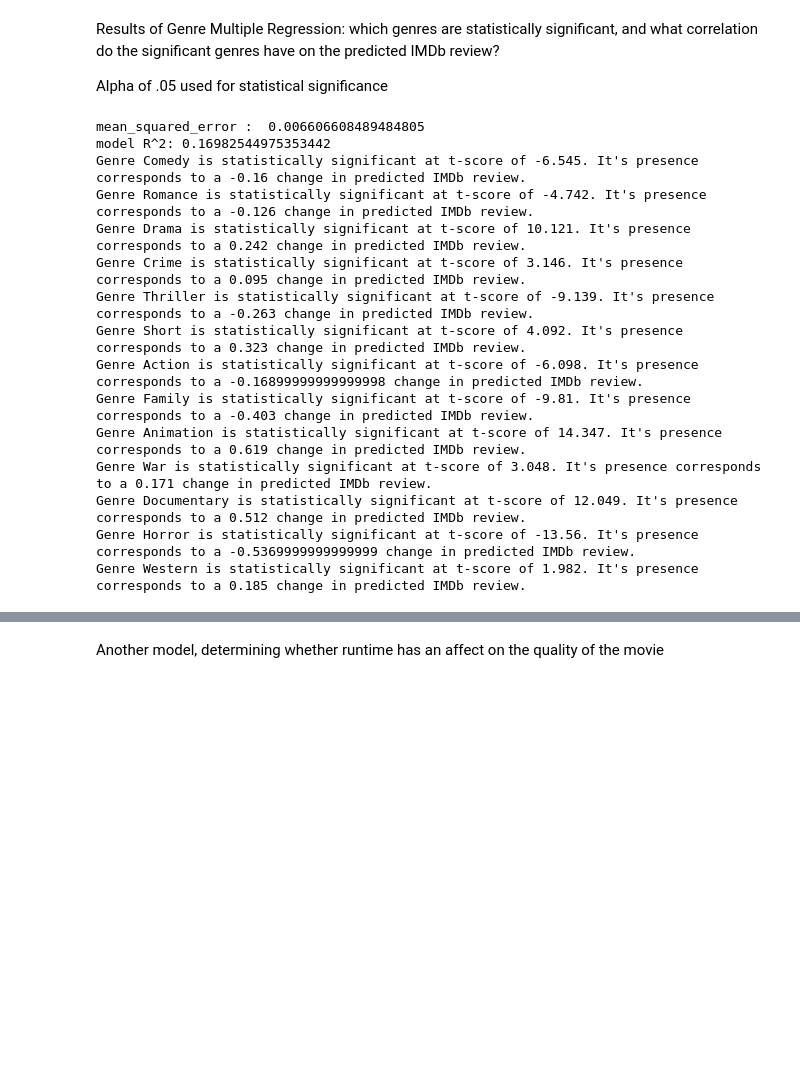
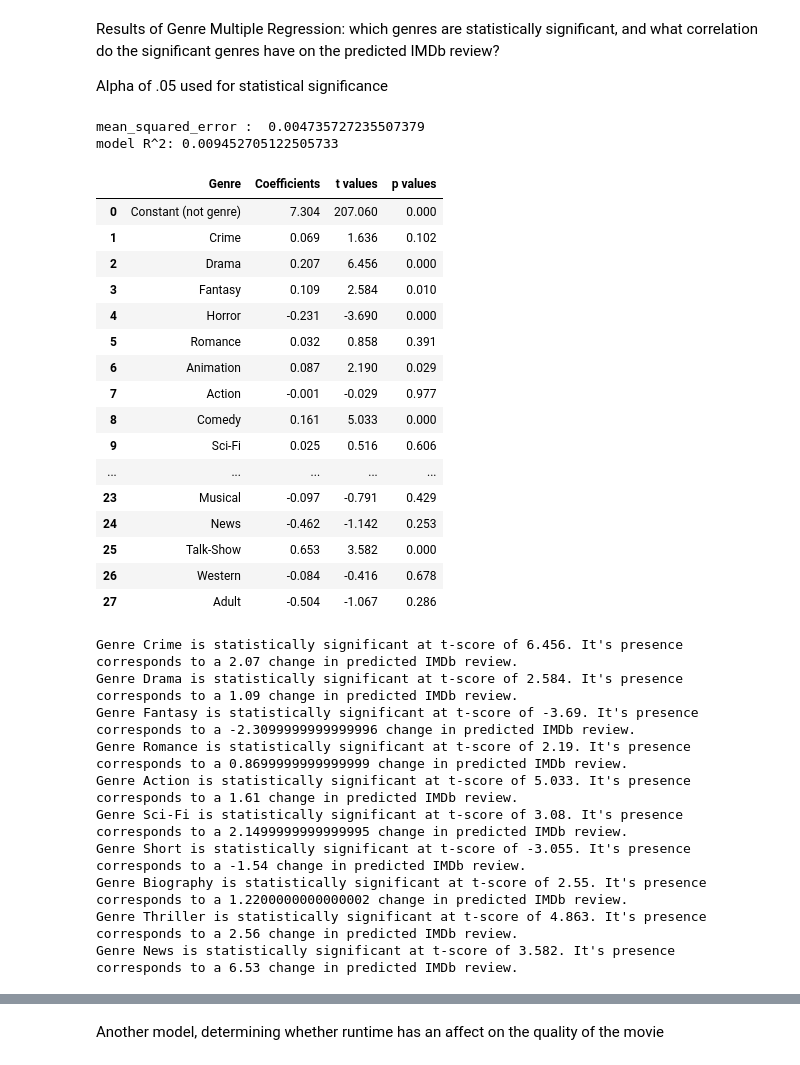
Before and after one commit to magikarp01/SIFNetflix, a Jupyter notebook: SIF_Netflix_Dataset_Analysis.ipynb, the cells around one changed output, grey strips where cells are left out. Drawn from its saved outputs; the diff is of its cells as text; code cells hidden in the pictures; blank space fills up the shorter version.

```diff
--- a/SIF_Netflix_Dataset_Analysis.ipynb
+++ b/SIF_Netflix_Dataset_Analysis.ipynb
@@ -176,25 +184,68 @@ Results of Genre Multiple Regression: which genres are statistically significant
 
 Alpha of .05 used for statistical significance
 # %%
-params,sd_b,ts_b,p_values, genre_list = show_genre_regression_results(movie_dataframe)
+from scipy.integrate._ivp.radau import P
+regression_dataframe = show_genre_regression_results(series_dataframe, verbose=True)
+# print(list(regression_dataframe["Genres"]))
+# params,sd_b,ts_b,p_values, genre_list = show_genre_regression_results(movie_dataframe, verbose=True)
 alpha = .05
+def bold_style(val):
+    f = "font-weight: bold"
+    #condition
+    m = val["p values"] <= .05
+    # DataFrame of styles
+    df1 = pd.DataFrame('', index=val.index, columns=val.columns)
+    # set columns by condition
+    df1 = df1.mask(m, f)
+    return df1
+
+bolded_rows = []
+for i in range(len(regression_dataframe["p values"])):
+  if regression_dataframe["p values"][i] <= .05:
+    bolded_rows.append(i)
+
+print()
+
+regression_dataframe.style.apply(bold_style, axis=None)
+
+display(regression_dataframe)
+
+print()
+p_values = regression_dataframe["p values"]
+genre_list = regression_dataframe["Genre"]
+ts_b = regression_dataframe["t values"]
+params = regression_dataframe["Coefficients"]
 for i in range(1, len(p_values)):
   if p_values[i] < alpha:
     print(f"Genre {genre_list[i-1]} is statistically significant at t-score of {ts_b[i]}. " +
           f"It's presence corresponds to a {params[i]*10} change in predicted IMDb review.")
 # %% [output]
-mean_squared_error :  0.006606608489484805
-model R^2: 0.16982544975353442
-Genre Comedy is statistically significant at t-score of -6.545. It's presence corresponds to a -0.16 change in predicted IMDb review.
-Genre Romance is statistically significant at t-score of -4.742. It's presence corresponds to a -0.126 change in predicted IMDb review.
-Genre Drama is statistically significant at t-score of 10.121. It's presence corresponds to a 0.242 change in predicted IMDb review.
-Genre Crime is statistically significant at t-score of 3.146. It's presence corresponds to a 0.095 change in predicted IMDb review.
-Genre Thriller is statistically significant at t-score of -9.139. It's presence corresponds to a -0.263 change in predicted IMDb review.
-Genre Short is statistically significant at t-score of 4.092. It's presence corresponds to a 0.323 change in predicted IMDb review.
-Genre Action is statistically significant at t-score of -6.098. It's presence corresponds to a -0.16899999999999998 change in predicted IMDb review.
-Genre Family is statistically significant at t-score of -9.81. It's presence corresponds to a -0.403 change in predicted IMDb review.
-Genre Animation is statistically significant at t-score of 14.347. It's presence corresponds to a 0.619 change in predicted IMDb review.
-Genre War is statistically significant at t-score of 3.048. It's presence corresponds to a 0.171 change in predicted IMDb review.
-Genre Documentary is statistically significant at t-score of 12.049. It's presence corresponds to a 0.512 change in predicted IMDb review.
-Genre Horror is statistically significant at t-score of -13.56. It's presence corresponds to a -0.5369999999999999 change in predicted IMDb review.
-Genre Western is statistically significant at t-score of 1.982. It's presence corresponds to a 0.185 change in predicted IMDb review.
+mean_squared_error :  0.004735727235507379
+model R^2: 0.009452705122505733
+|  | Genre | Coefficients | t values | p values |
+| 0 | Constant (not genre) | 7.304 | 207.060 | 0.000 |
+| 1 | Crime | 0.069 | 1.636 | 0.102 |
+| 2 | Drama | 0.207 | 6.456 | 0.000 |
+| 3 | Fantasy | 0.109 | 2.584 | 0.010 |
+| 4 | Horror | -0.231 | -3.690 | 0.000 |
+| 5 | Romance | 0.032 | 0.858 | 0.391 |
+| 6 | Animation | 0.087 | 2.190 | 0.029 |
+| 7 | Action | -0.001 | -0.029 | 0.977 |
+| 8 | Comedy | 0.161 | 5.033 | 0.000 |
+| 9 | Sci-Fi | 0.025 | 0.516 | 0.606 |
+| ... | ... | ... | ... | ... |
+| 23 | Musical | -0.097 | -0.791 | 0.429 |
+| 24 | News | -0.462 | -1.142 | 0.253 |
+| 25 | Talk-Show | 0.653 | 3.582 | 0.000 |
+| 26 | Western | -0.084 | -0.416 | 0.678 |
+| 27 | Adult | -0.504 | -1.067 | 0.286 |
+Genre Crime is statistically significant at t-score of 6.456. It's presence corresponds to a 2.07 change in predicted IMDb review.
+Genre Drama is statistically significant at t-score of 2.584. It's presence corresponds to a 1.09 change in predicted IMDb review.
+Genre Fantasy is statistically significant at t-score of -3.69. It's presence corresponds to a -2.3099999999999996 change in predicted IMDb review.
+Genre Romance is statistically significant at t-score of 2.19. It's presence corresponds to a 0.8699999999999999 change in predicted IMDb review.
+Genre Action is statistically significant at t-score of 5.033. It's presence corresponds to a 1.61 change in predicted IMDb review.
+Genre Sci-Fi is statistically significant at t-score of 3.08. It's presence corresponds to a 2.1499999999999995 change in predicted IMDb review.
+Genre Short is statistically significant at t-score of -3.055. It's presence corresponds to a -1.54 change in predicted IMDb review.
+Genre Biography is statistically significant at t-score of 2.55. It's presence corresponds to a 1.2200000000000002 change in predicted IMDb review.
+Genre Thriller is statistically significant at t-score of 4.863. It's presence corresponds to a 2.56 change in predicted IMDb review.
+Genre News is statistically significant at t-score of 3.582. It's presence corresponds to a 6.53 change in predicted IMDb review.
```
Also changed, not shown: parts of 22 cells of this notebook.
